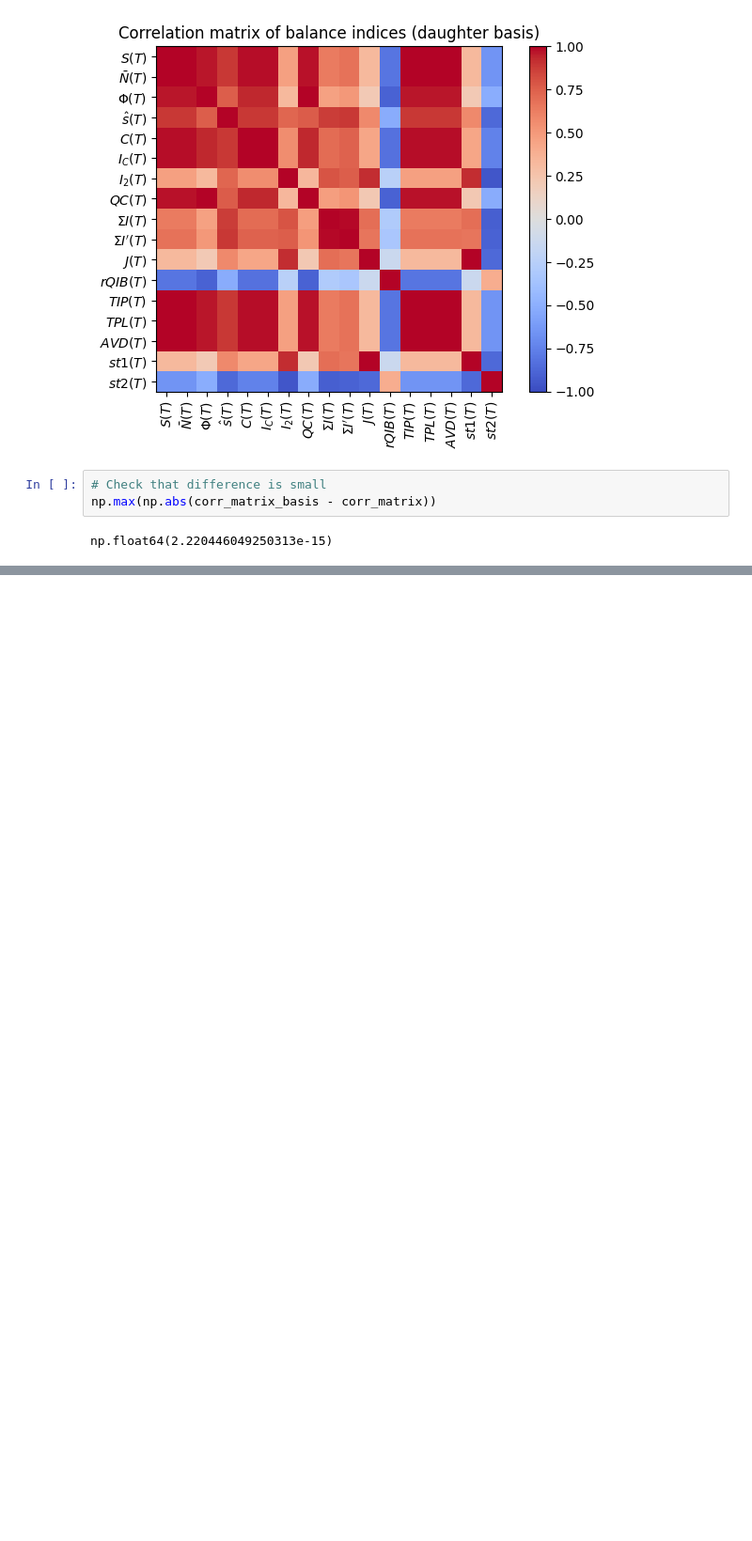
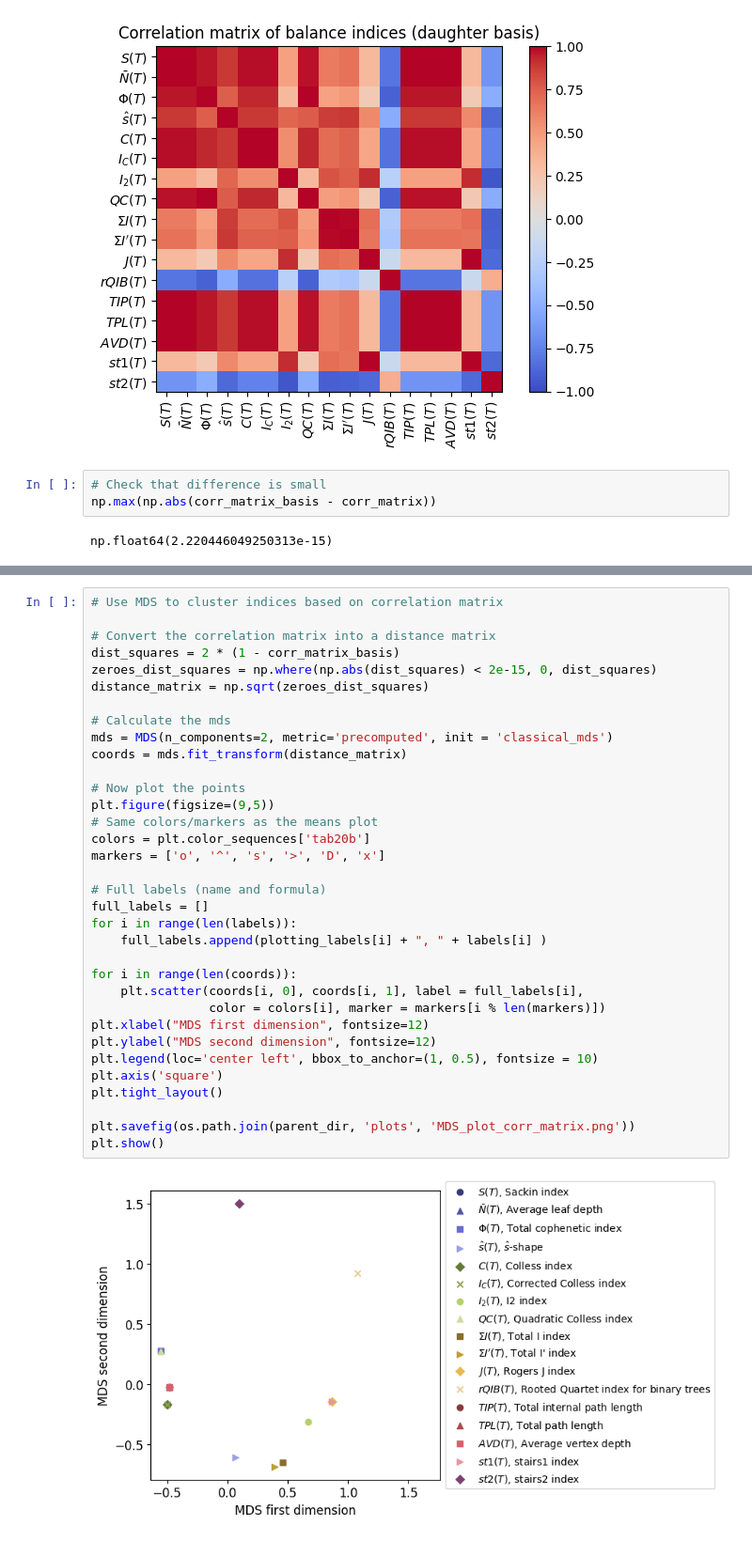
Before and after one commit to dbauman18/phylogenetic_basis_statistics, a Jupyter notebook: notebooks/statisticCorrelations.ipynb, the cells around one changed output, grey strips where cells are left out. Shown at 94% size. Saved outputs shown, nothing was run; the diff lists cells and outputs as text; blank space fills up the shorter version.

```diff
--- a/notebooks/statisticCorrelations.ipynb
+++ b/notebooks/statisticCorrelations.ipynb
@@ -143,0 +155,36 @@ plt.show()
+# %%
+# Use MDS to cluster indices based on correlation matrix
+
+# Convert the correlation matrix into a distance matrix
+dist_squares = 2 * (1 - corr_matrix_basis)
+zeroes_dist_squares = np.where(np.abs(dist_squares) < 2e-15, 0, dist_squares)
+distance_matrix = np.sqrt(zeroes_dist_squares)
+
+# Calculate the mds
+mds = MDS(n_components=2, metric='precomputed', init = 'classical_mds')
+coords = mds.fit_transform(distance_matrix)
+
+# Now plot the points
+plt.figure(figsize=(9,5))
+# Same colors/markers as the means plot
+colors = plt.color_sequences['tab20b']
+markers = ['o', '^', 's', '>', 'D', 'x']
+
+# Full labels (name and formula)
+full_labels = []
+for i in range(len(labels)):
+    full_labels.append(plotting_labels[i] + ", " + labels[i] )
+
+for i in range(len(coords)):
+    plt.scatter(coords[i, 0], coords[i, 1], label = full_labels[i],
+                color = colors[i], marker = markers[i % len(markers)])
+plt.xlabel("MDS first dimension", fontsize=12)
+plt.ylabel("MDS second dimension", fontsize=12)
+plt.legend(loc='center left', bbox_to_anchor=(1, 0.5), fontsize = 10)
+plt.axis('square')
+plt.tight_layout()
+
+plt.savefig(os.path.join(parent_dir, 'plots', 'MDS_plot_corr_matrix.png'))
+plt.show()
+# %% [output]
+[figure, added]
```
Also changed, not shown: parts of 5 cells of this notebook, 16 other files.
